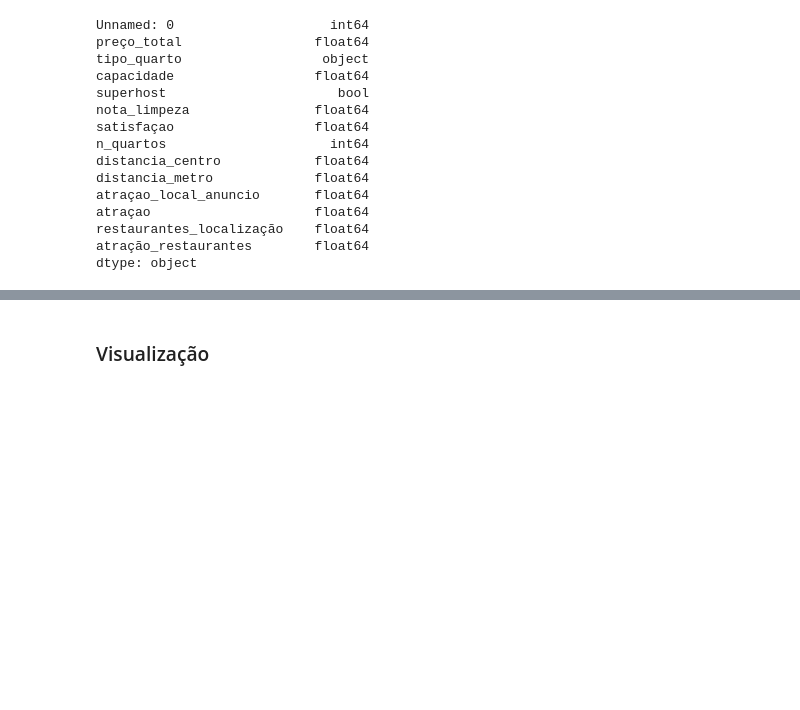
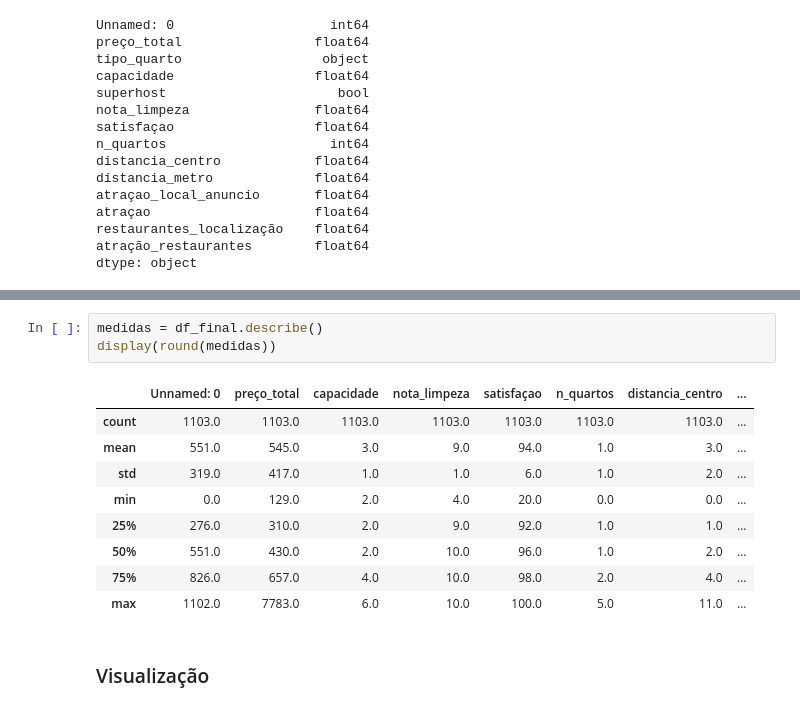
Before and after one commit to DeividAND/Projeto--01-An-lise-de-dados, a Jupyter notebook: notebooks/script01.ipynb, the cells around one changed output, grey strips where cells are left out. Drawn from its saved outputs; the diff is of its cells as text; blank space fills up the shorter version.

Commit message:
15 - Describe

```diff
--- a/notebooks/script01.ipynb
+++ b/notebooks/script01.ipynb
@@ -557,6 +557,19 @@ df_final[(df_final['capacidade'] == 4) & (df_final['tipo_quarto'] == 'quarto pri
 | 883 | 883 | 552.808567 | quarto privado | 4.0 | False | 8.0 | 95.0 | 2 | ... |
 | 948 | 948 | 282.848640 | quarto privado | 4.0 | False | 9.0 | 94.0 | 2 | ... |
 | 1049 | 1049 | 894.710941 | quarto privado | 4.0 | True | 10.0 | 94.0 | 2 | ... |
+# %%
+medidas = df_final.describe()
+display(round(medidas))
+# %% [output]
+|  | Unnamed: 0 | preço_total | capacidade | nota_limpeza | satisfaçao | n_quartos | distancia_centro | ... |
+| count | 1103.0 | 1103.0 | 1103.0 | 1103.0 | 1103.0 | 1103.0 | 1103.0 | ... |
+| mean | 551.0 | 545.0 | 3.0 | 9.0 | 94.0 | 1.0 | 3.0 | ... |
+| std | 319.0 | 417.0 | 1.0 | 1.0 | 6.0 | 1.0 | 2.0 | ... |
+| min | 0.0 | 129.0 | 2.0 | 4.0 | 20.0 | 0.0 | 0.0 | ... |
+| 25% | 276.0 | 310.0 | 2.0 | 9.0 | 92.0 | 1.0 | 1.0 | ... |
+| 50% | 551.0 | 430.0 | 2.0 | 10.0 | 96.0 | 1.0 | 2.0 | ... |
+| 75% | 826.0 | 657.0 | 4.0 | 10.0 | 98.0 | 2.0 | 4.0 | ... |
+| max | 1102.0 | 7783.0 | 6.0 | 10.0 | 100.0 | 5.0 | 11.0 | ... |
 # %% [markdown]
 ### Visualização
 # %%
```
Also changed, not shown: parts of 4 cells of this notebook.
